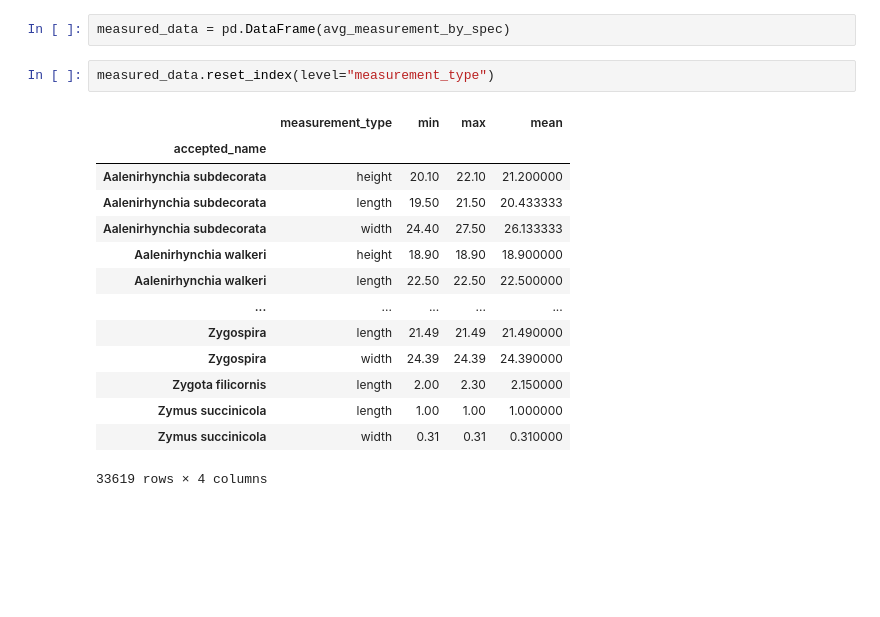
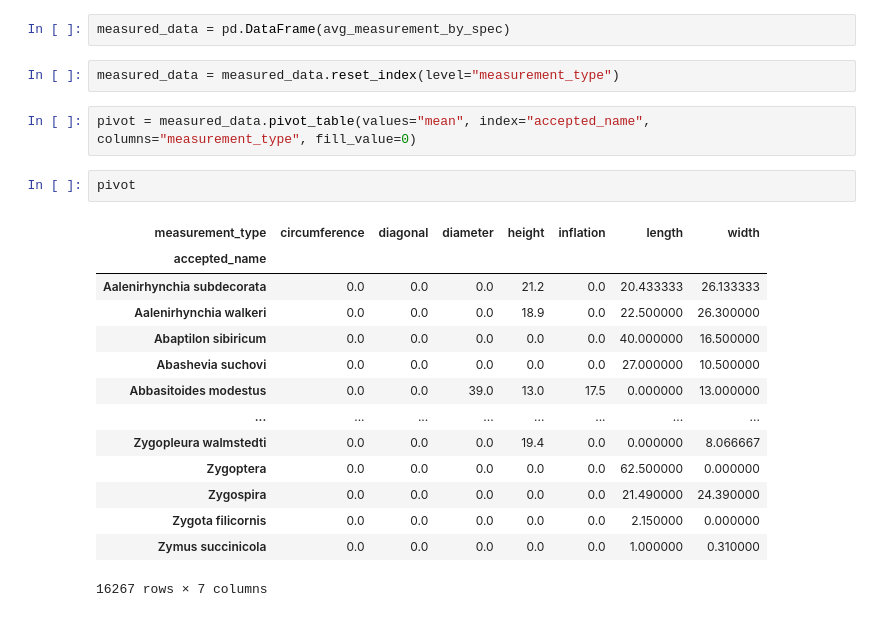
Before and after one commit to loustephjones/Solo-dino-project-DSPT7, a Jupyter notebook: new_start.ipynb, the cells around one changed output. Cells and saved outputs as stored; diff of their text form; blank space fills up the shorter version.

```diff
--- a/new_start.ipynb
+++ b/new_start.ipynb
@@ -177,19 +177,23 @@ avg_measurement_by_spec.head()
 # %%
 measured_data = pd.DataFrame(avg_measurement_by_spec)
 # %%
-measured_data.reset_index(level="measurement_type")
+measured_data = measured_data.reset_index(level="measurement_type")
-# %% [output]
-|  | measurement_type | min | max | mean |
-| accepted_name |  |  |  |  |
-| Aalenirhynchia subdecorata | height | 20.10 | 22.10 | 21.200000 |
-| Aalenirhynchia subdecorata | length | 19.50 | 21.50 | 20.433333 |
-| Aalenirhynchia subdecorata | width | 24.40 | 27.50 | 26.133333 |
-| Aalenirhynchia walkeri | height | 18.90 | 18.90 | 18.900000 |
-| Aalenirhynchia walkeri | length | 22.50 | 22.50 | 22.500000 |
-| ... | ... | ... | ... | ... |
-| Zygospira | length | 21.49 | 21.49 | 21.490000 |
-| Zygospira | width | 24.39 | 24.39 | 24.390000 |
-| Zygota filicornis | length | 2.00 | 2.30 | 2.150000 |
-| Zymus succinicola | length | 1.00 | 1.00 | 1.000000 |
-| Zymus succinicola | width | 0.31 | 0.31 | 0.310000 |
-33619 rows × 4 columns
+# %%
+pivot = measured_data.pivot_table(values="mean", index="accepted_name", columns="measurement_type", fill_value=0)
+# %%
+pivot
+# %% [output]
+| measurement_type | circumference | diagonal | diameter | height | inflation | length | width |
+| accepted_name |  |  |  |  |  |  |  |
+| Aalenirhynchia subdecorata | 0.0 | 0.0 | 0.0 | 21.2 | 0.0 | 20.433333 | 26.133333 |
+| Aalenirhynchia walkeri | 0.0 | 0.0 | 0.0 | 18.9 | 0.0 | 22.500000 | 26.300000 |
+| Abaptilon sibiricum | 0.0 | 0.0 | 0.0 | 0.0 | 0.0 | 40.000000 | 16.500000 |
+| Abashevia suchovi | 0.0 | 0.0 | 0.0 | 0.0 | 0.0 | 27.000000 | 10.500000 |
+| Abbasitoides modestus | 0.0 | 0.0 | 39.0 | 13.0 | 17.5 | 0.000000 | 13.000000 |
+| ... | ... | ... | ... | ... | ... | ... | ... |
+| Zygopleura walmstedti | 0.0 | 0.0 | 0.0 | 19.4 | 0.0 | 0.000000 | 8.066667 |
+| Zygoptera | 0.0 | 0.0 | 0.0 | 0.0 | 0.0 | 62.500000 | 0.000000 |
+| Zygospira | 0.0 | 0.0 | 0.0 | 0.0 | 0.0 | 21.490000 | 24.390000 |
+| Zygota filicornis | 0.0 | 0.0 | 0.0 | 0.0 | 0.0 | 2.150000 | 0.000000 |
+| Zymus succinicola | 0.0 | 0.0 | 0.0 | 0.0 | 0.0 | 1.000000 | 0.310000 |
+16267 rows × 7 columns
```
Also changed, not shown: parts of 4 cells of this notebook.
